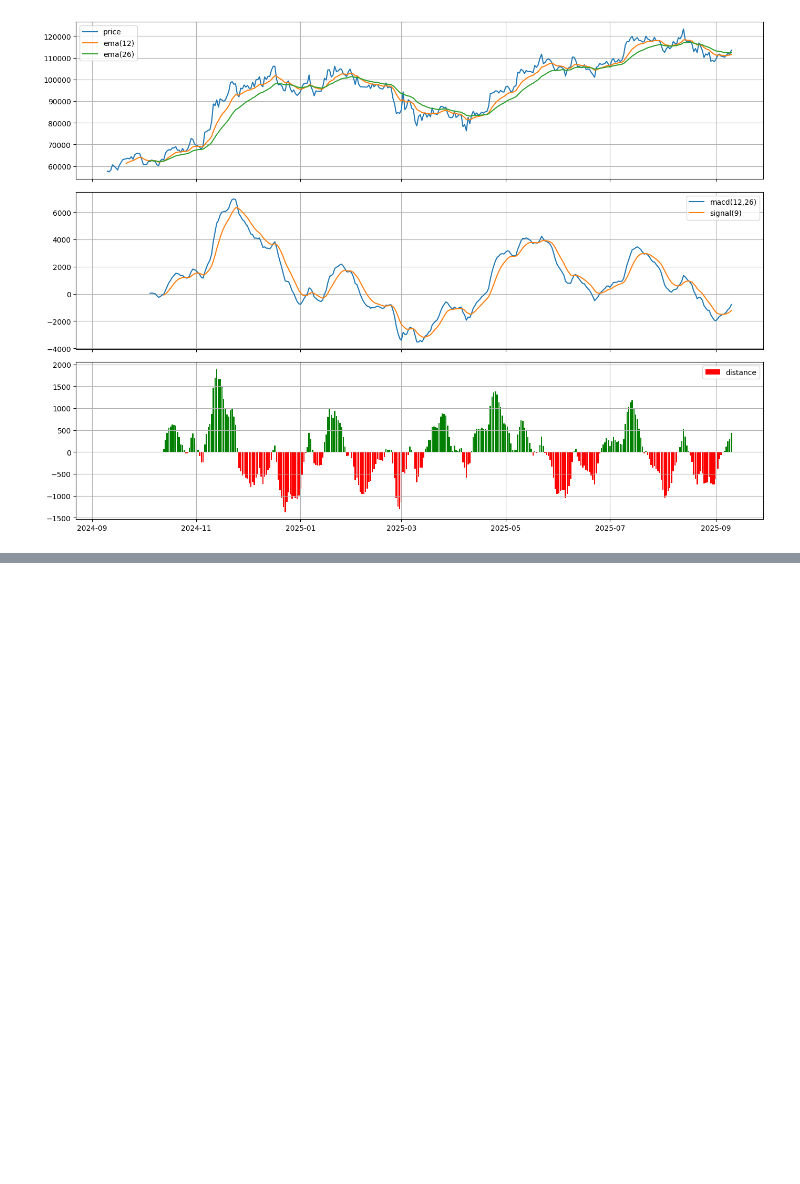
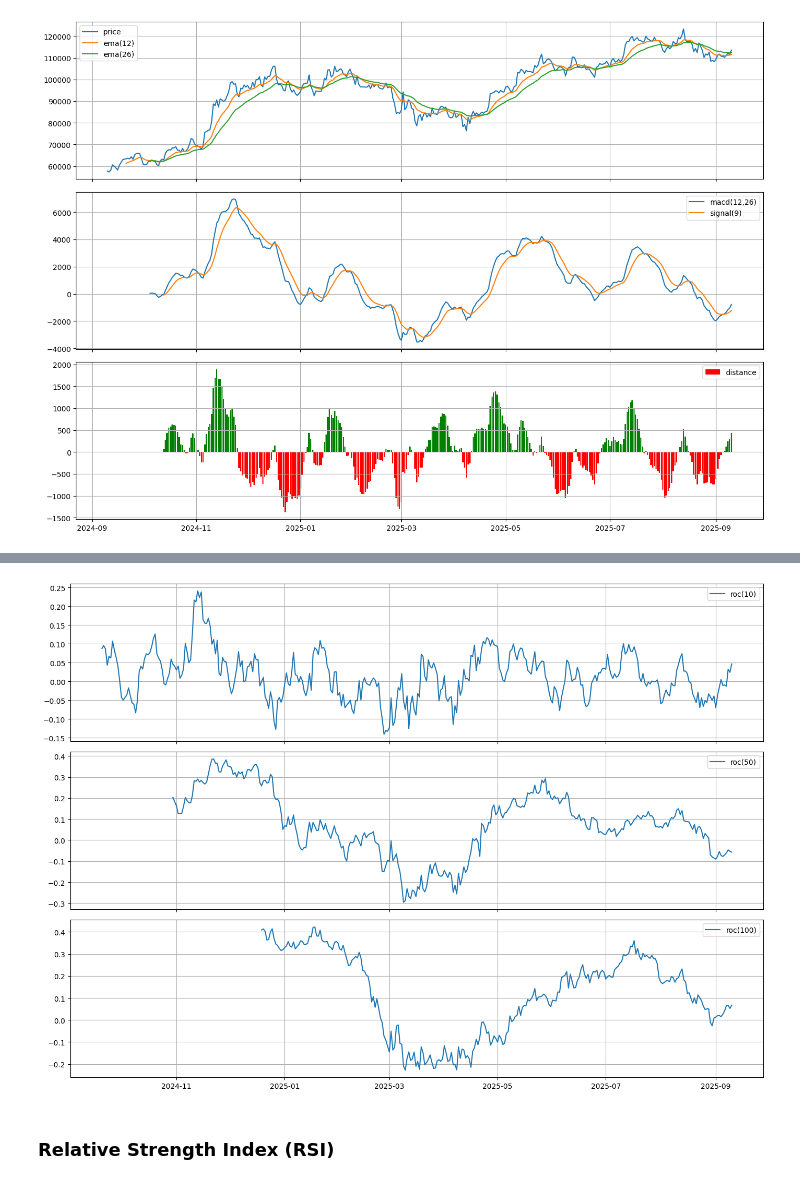
Before and after one commit to pyt3r/springboard-package, a Jupyter notebook: capstone/Feature_Engineering.ipynb, the cells around one changed output, grey strips where cells are left out. Saved outputs shown, nothing was run; the diff lists cells and outputs as text; code cells hidden in the pictures; blank space fills up the shorter version.

```diff
--- a/capstone/Feature_Engineering.ipynb
+++ b/capstone/Feature_Engineering.ipynb
@@ -315,0 +387,17 @@ plt.show()
+# %%
+def rocOscillator(metric, n):
+    return metric.diff(n) / metric
+# %%
+price = ohlc['Close']
+
+short_n = 10
+medium_n = 50
+long_n = 100
+
+RocOscillator = pd.DataFrame({
+    'price' : price,
+    f'roc({short_n})' : rocOscillator(price, short_n),
+    f'roc({medium_n})': rocOscillator(price, medium_n),
+    f'roc({long_n})'  : rocOscillator(price, long_n), })
+
+print(RocOscillator.tail())
@@ -315,0 +412,28 @@ plt.show()
+# %%
+DF = RocOscillator
+
+fig, (ax1, ax2, ax3) = plt.subplots(3, 1, figsize=(14, 10), sharex=True)
+
+top    = [ f'roc({short_n})' ]
+middle = [ f'roc({medium_n})' ]
+bottom = [ f'roc({long_n})' ]
+
+for c in top:
+  ax1.plot( DF[c], label=c )
+
+for c in middle:
+  ax2.plot( DF[c], label=c )
+
+for c in bottom:
+  ax3.plot( DF[c], label=c )
+
+for ax in [ax1, ax2, ax3]:
+  ax.legend()
+  ax.grid(True)
+
+plt.tight_layout()
+plt.show()
+# %% [output]
+[figure, added]
+# %% [markdown]
+### Relative Strength Index (RSI)
```
Also changed, not shown: parts of 19 cells of this notebook.
